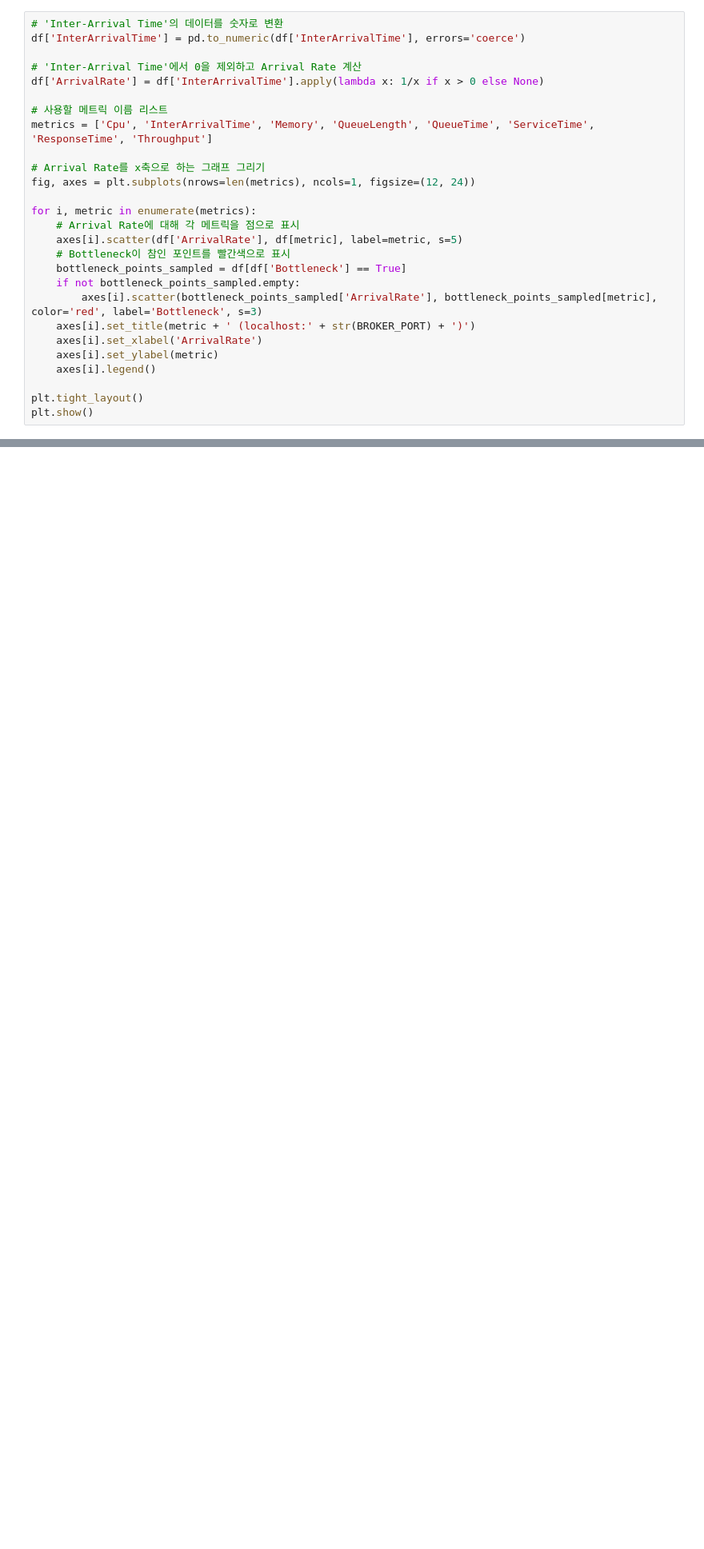
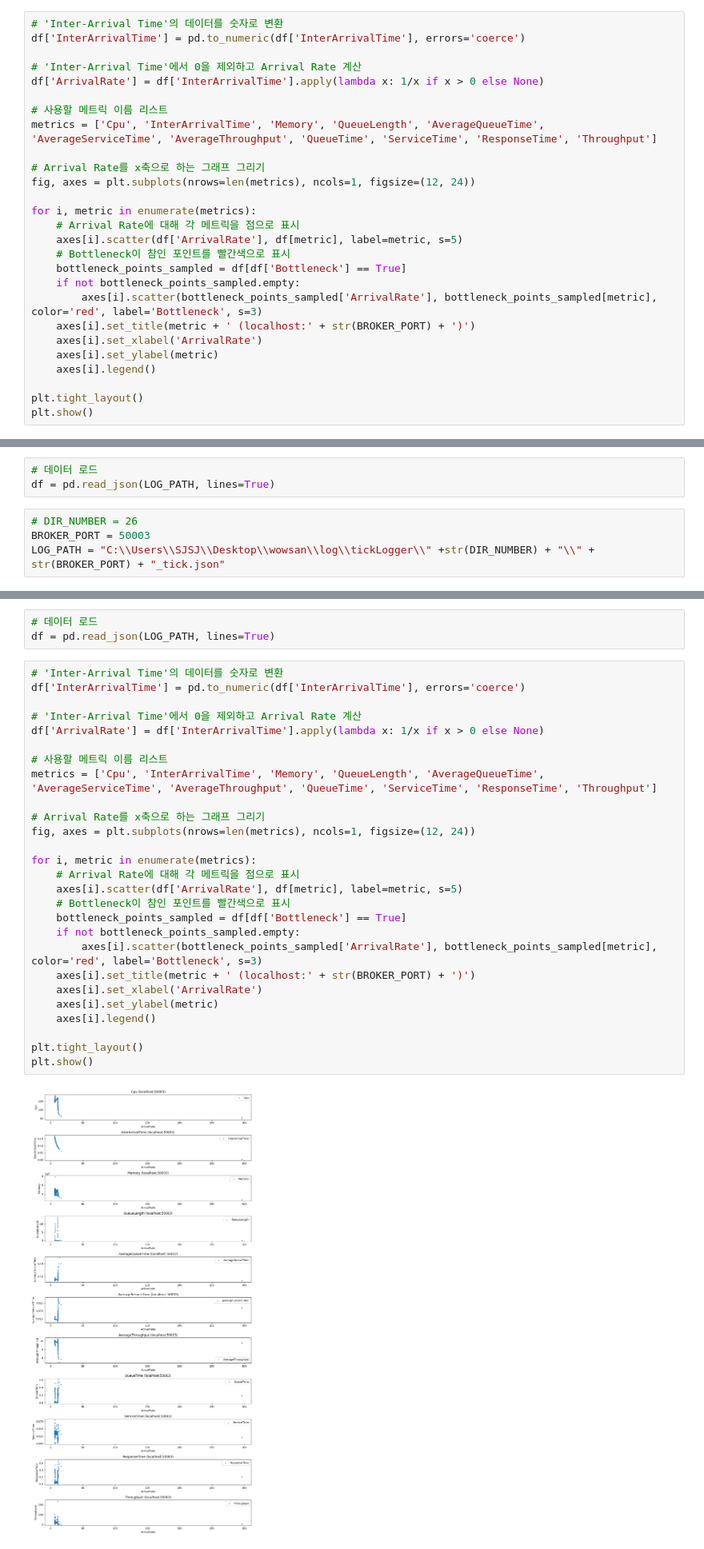
Before and after one commit to seongjoow/wowsan, a Jupyter notebook: plot/visualize_graph.ipynb, the cells around one changed output, grey strips where cells are left out. Shown at 80% size. Cells and saved outputs as stored; diff of their text form; blank space fills up the shorter version.

```diff
--- a/plot/visualize_graph.ipynb
+++ b/plot/visualize_graph.ipynb
@@ -72,7 +72,7 @@ df['InterArrivalTime'] = pd.to_numeric(df['InterArrivalTime'], errors='coerce')
 df['ArrivalRate'] = df['InterArrivalTime'].apply(lambda x: 1/x if x > 0 else None)
 
 # 사용할 메트릭 이름 리스트
-metrics = ['Cpu', 'InterArrivalTime', 'Memory', 'QueueLength', 'QueueTime', 'ServiceTime', 'ResponseTime', 'Throughput']
+metrics = ['Cpu', 'InterArrivalTime', 'Memory', 'QueueLength', 'AverageQueueTime', 'AverageServiceTime', 'AverageThroughput', 'QueueTime', 'ServiceTime', 'ResponseTime', 'Throughput']
 
 # Arrival Rate를 x축으로 하는 그래프 그리기
 fig, axes = plt.subplots(nrows=len(metrics), ncols=1, figsize=(12, 24))
@@ -95,0 +102,7 @@ plt.show()
+# %%
+# 데이터 로드
+df = pd.read_json(LOG_PATH, lines=True)
+# %%
+# DIR_NUMBER = 26
+BROKER_PORT = 50003
+LOG_PATH = "C:\\Users\\SJSJ\\Desktop\\wowsan\\log\\tickLogger\\" +str(DIR_NUMBER) + "\\" + str(BROKER_PORT) + "_tick.json"
@@ -95,0 +154,32 @@ plt.show()
+# %%
+# 데이터 로드
+df = pd.read_json(LOG_PATH, lines=True)
+# %%
+# 'Inter-Arrival Time'의 데이터를 숫자로 변환
+df['InterArrivalTime'] = pd.to_numeric(df['InterArrivalTime'], errors='coerce')
+
+# 'Inter-Arrival Time'에서 0을 제외하고 Arrival Rate 계산
+df['ArrivalRate'] = df['InterArrivalTime'].apply(lambda x: 1/x if x > 0 else None)
+
+# 사용할 메트릭 이름 리스트
+metrics = ['Cpu', 'InterArrivalTime', 'Memory', 'QueueLength', 'AverageQueueTime', 'AverageServiceTime', 'AverageThroughput', 'QueueTime', 'ServiceTime', 'ResponseTime', 'Throughput']
+
+# Arrival Rate를 x축으로 하는 그래프 그리기
+fig, axes = plt.subplots(nrows=len(metrics), ncols=1, figsize=(12, 24))
+
+for i, metric in enumerate(metrics):
+    # Arrival Rate에 대해 각 메트릭을 점으로 표시
+    axes[i].scatter(df['ArrivalRate'], df[metric], label=metric, s=5)
+    # Bottleneck이 참인 포인트를 빨간색으로 표시
+    bottleneck_points_sampled = df[df['Bottleneck'] == True]
+    if not bottleneck_points_sampled.empty:
+        axes[i].scatter(bottleneck_points_sampled['ArrivalRate'], bottleneck_points_sampled[metric], color='red', label='Bottleneck', s=3)
+    axes[i].set_title(metric + ' (localhost:' + str(BROKER_PORT) + ')')
+    axes[i].set_xlabel('ArrivalRate')
+    axes[i].set_ylabel(metric)
+    axes[i].legend()
+
+plt.tight_layout()
+plt.show()
+# %% [output]
+[figure, added]
```
Also changed, not shown: parts of 12 cells of this notebook, 4 other files.
